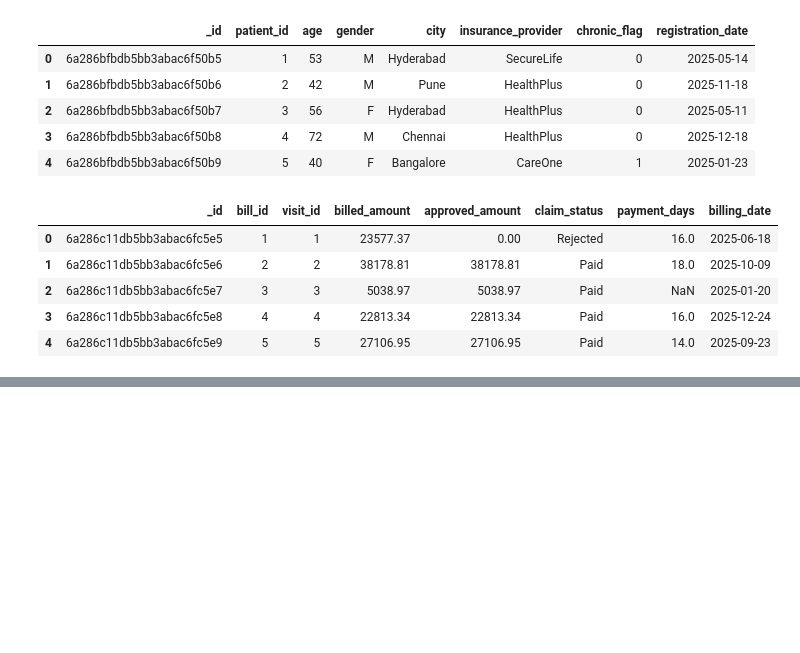
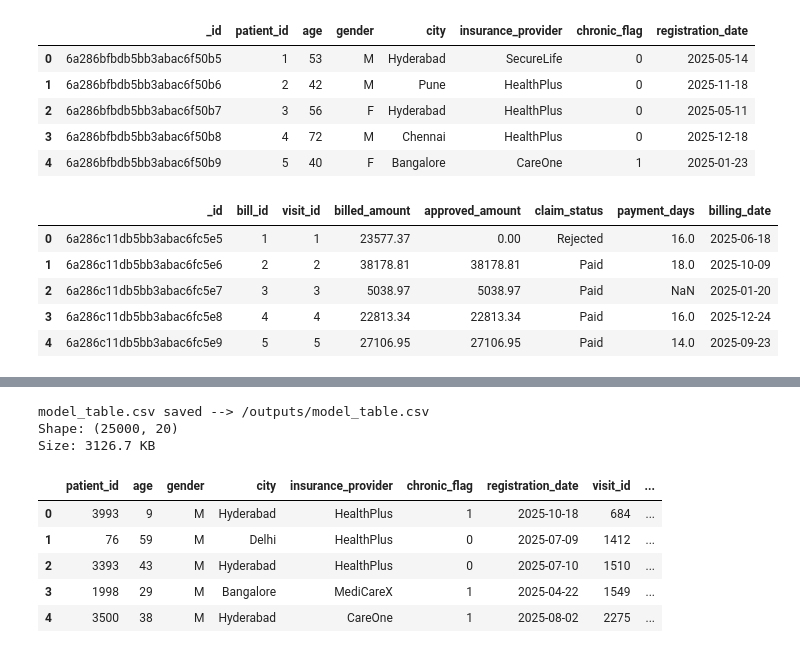
Before and after one commit to TheekshanaMayadunna/Hospital_MLOPS, a Jupyter notebook: notebooks/sql.ipynb, the cells around one changed output, grey strips where cells are left out. Drawn from its saved outputs; the diff is of its cells as text; code cells hidden in the pictures; blank space fills up the shorter version.

Commit message:
exploer data set and crate model_table and uplode to mongodb

```diff
--- a/notebooks/sql.ipynb
+++ b/notebooks/sql.ipynb
@@ -158,0 +586,22 @@ visits_df.head()
+# %%
+# save the table
+import os
+os.makedirs("../outputs", exist_ok=True)
+model_table.to_csv("../outputs/model_table.csv", index=False)
+print(f"model_table.csv saved --> /outputs/model_table.csv")
+print(f"Shape: {model_table.shape}")
+print(f"Size: {os.path.getsize('../outputs/model_table.csv')/1024:.1f} KB")
+# %% [output]
+model_table.csv saved --> /outputs/model_table.csv
+Shape: (25000, 20)
+Size: 3126.7 KB
+# %%
+model_table= pd.read_csv("../outputs/model_table.csv")
+model_table.head()
+# %% [output]
+|  | patient_id | age | gender | city | insurance_provider | chronic_flag | registration_date | visit_id | ... |
+| 0 | 3993 | 9 | M | Hyderabad | HealthPlus | 1 | 2025-10-18 | 684 | ... |
+| 1 | 76 | 59 | M | Delhi | HealthPlus | 0 | 2025-07-09 | 1412 | ... |
+| 2 | 3393 | 43 | M | Hyderabad | HealthPlus | 0 | 2025-07-10 | 1510 | ... |
+| 3 | 1998 | 29 | M | Bangalore | MediCareX | 1 | 2025-04-22 | 1549 | ... |
+| 4 | 3500 | 38 | M | Hyderabad | CareOne | 1 | 2025-08-02 | 2275 | ... |
```
Also changed, not shown: parts of 29 cells of this notebook, 3 other files.
